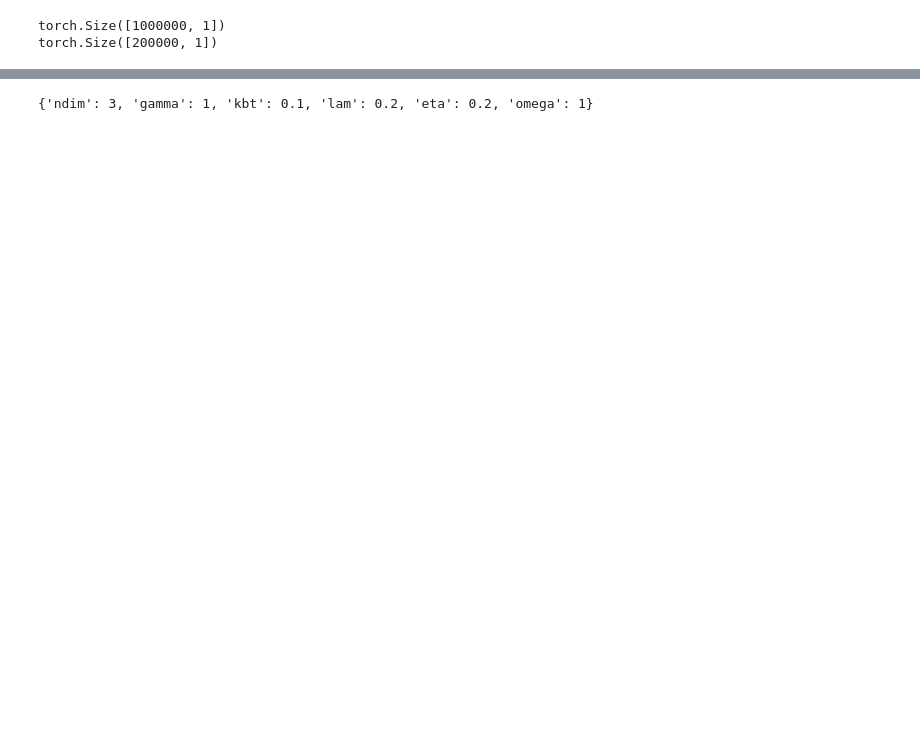
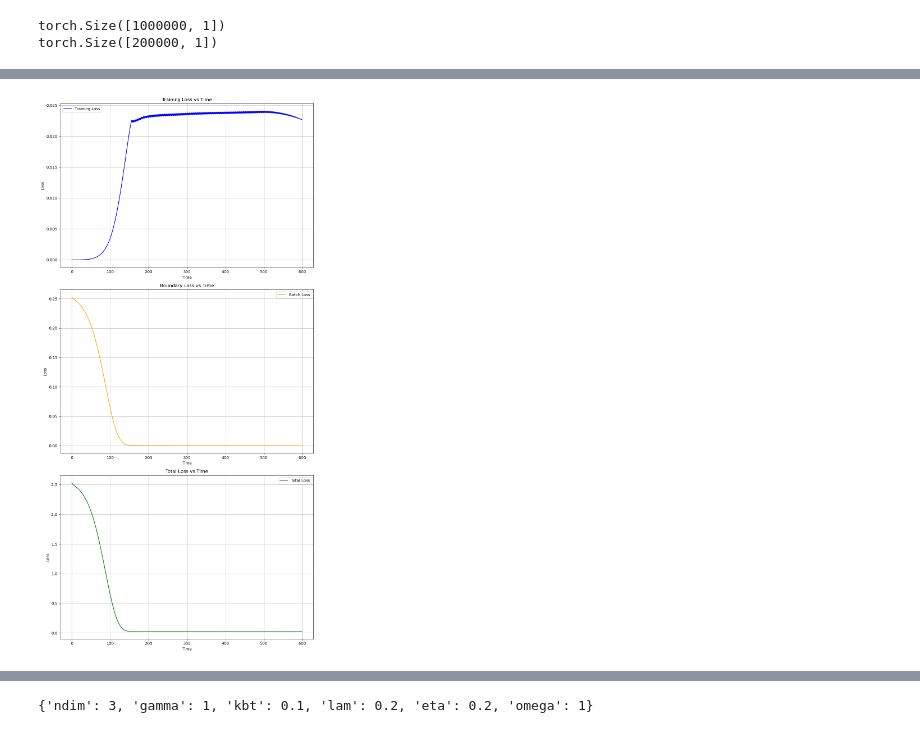
Before and after one commit to lzq8219/committor_langevin, a Jupyter notebook: 1d_double_well/nn.ipynb, the cells around one changed output, grey strips where cells are left out. Saved outputs shown, nothing was run; the diff lists cells and outputs as text; code cells hidden in the pictures; blank space fills up the shorter version.

```diff
--- a/1d_double_well/nn.ipynb
+++ b/1d_double_well/nn.ipynb
@@ -112,0 +178,38 @@ args['omega'] = gamma
+# %%
+
+t = np.arange(len(loss_list))  # Time values
+
+
+# Create a figure with 3 subplots
+fig, axs = plt.subplots(3, 1, figsize=(10, 20))
+
+# Plot training loss
+axs[0].plot(t, loss_list, label='Training Loss', color='blue')
+axs[0].set_title('Training Loss vs Time')
+axs[0].set_xlabel('Time')
+axs[0].set_ylabel('Loss')
+axs[0].legend()
+axs[0].grid()
+
+# Plot batch loss
+axs[1].plot(t, b_loss_list, label='Batch Loss', color='orange')
+axs[1].set_title('Boundary Loss vs Time')
+axs[1].set_xlabel('Time')
+axs[1].set_ylabel('Loss')
+axs[1].legend()
+axs[1].grid()
+
+# Plot total loss
+axs[2].plot(t, tot_loss_list, label='Total Loss', color='green')
+axs[2].set_title('Total Loss vs Time')
+axs[2].set_xlabel('Time')
+axs[2].set_ylabel('Loss')
+axs[2].legend()
+axs[2].grid()
+
+
+# Adjust layout
+plt.tight_layout()
+plt.show()
+# %% [output]
+[figure, added]
```
Also changed, not shown: parts of 38 cells of this notebook, 26 other files.
